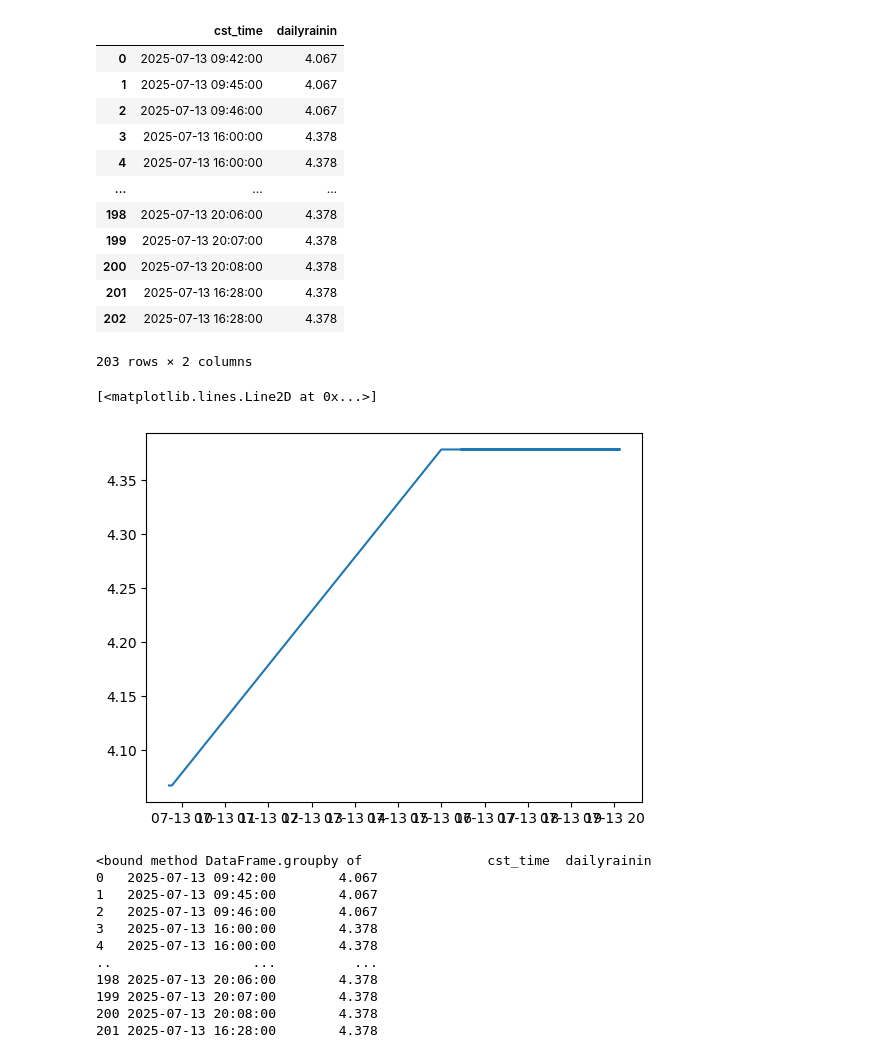
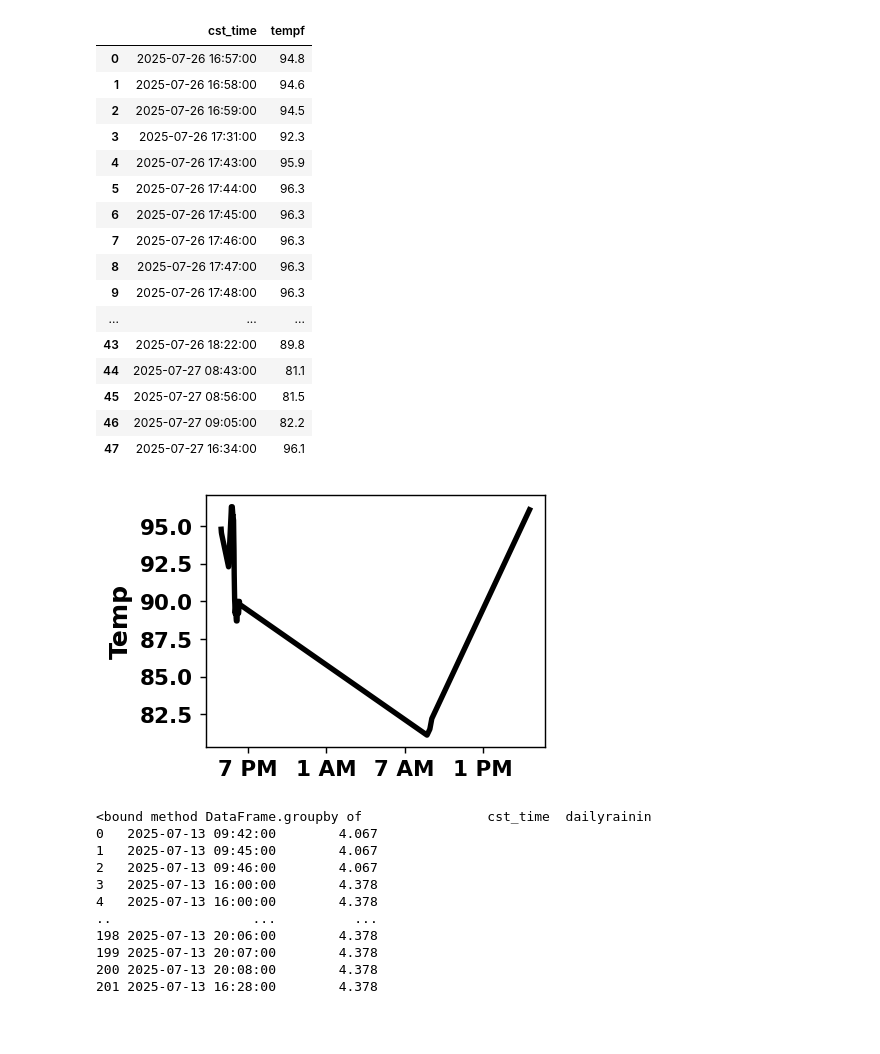
Before and after one commit to sharedw/weather-bot, a Jupyter notebook: explore.ipynb, the cells around one changed output. Saved outputs shown, nothing was run; the diff lists cells and outputs as text; code cells hidden in the pictures; blank space fills up the shorter version.

```diff
--- a/explore.ipynb
+++ b/explore.ipynb
@@ -11,27 +9,60 @@ con = duckdb.connect(DB_PATH)
 # %%
-df = con.sql("select date AT TIME ZONE 'UTC' AT TIME ZONE 'America/Chicago' AS cst_time, dailyrainin from observations").df()
+var = 'tempf'
+con = duckdb.connect(DB_PATH)
+df = con.sql(f"select date AT TIME ZONE 'UTC' AT TIME ZONE 'America/Chicago' AS cst_time, {var} from observations where date >'2025-07-26'").df()
+con.close()
 df
 # %% [output]
-|  | cst_time | dailyrainin |
-| 0 | 2025-07-13 09:42:00 | 4.067 |
-| 1 | 2025-07-13 09:45:00 | 4.067 |
-| 2 | 2025-07-13 09:46:00 | 4.067 |
-| 3 | 2025-07-13 16:00:00 | 4.378 |
-| 4 | 2025-07-13 16:00:00 | 4.378 |
+|  | cst_time | tempf |
+| 0 | 2025-07-26 16:57:00 | 94.8 |
+| 1 | 2025-07-26 16:58:00 | 94.6 |
+| 2 | 2025-07-26 16:59:00 | 94.5 |
+| 3 | 2025-07-26 17:31:00 | 92.3 |
+| 4 | 2025-07-26 17:43:00 | 95.9 |
+| 5 | 2025-07-26 17:44:00 | 96.3 |
+| 6 | 2025-07-26 17:45:00 | 96.3 |
+| 7 | 2025-07-26 17:46:00 | 96.3 |
+| 8 | 2025-07-26 17:47:00 | 96.3 |
+| 9 | 2025-07-26 17:48:00 | 96.3 |
 | ... | ... | ... |
-| 198 | 2025-07-13 20:06:00 | 4.378 |
-| 199 | 2025-07-13 20:07:00 | 4.378 |
-| 200 | 2025-07-13 20:08:00 | 4.378 |
-| 201 | 2025-07-13 16:28:00 | 4.378 |
-| 202 | 2025-07-13 16:28:00 | 4.378 |
+| 43 | 2025-07-26 18:22:00 | 89.8 |
+| 44 | 2025-07-27 08:43:00 | 81.1 |
+| 45 | 2025-07-27 08:56:00 | 81.5 |
+| 46 | 2025-07-27 09:05:00 | 82.2 |
+| 47 | 2025-07-27 16:34:00 | 96.1 |
-203 rows × 2 columns
 # %%
 import matplotlib.pyplot as plt
-con.close()
-plt.plot(df['cst_time'], df['dailyrainin'])
+import matplotlib.dates as mdates
+
+
+
+df['mov'] = df[var].rolling(1).mean()
+width, height = 400, 400
+dpi = 129
+figsize = (3.5, 2.5)
+
+fig, ax = plt.subplots(figsize=figsize, dpi=dpi)
+
+fig.patch.set_alpha(0.0)       # Transparent figure background
+ax.set_facecolor('none')       # Transparent plot background
+
+plt.xticks(rotation=0, fontsize=12, fontweight='bold')
+plt.yticks(rotation=0, fontsize=12, fontweight='bold')
+
+ax.set_ylabel('Temp', fontsize=14, fontweight='bold')
+
+ax.plot(df['cst_time'], df['mov'], color='black', linewidth=3)
+#ax.plot(df['cst_time'], df[var])
+
+myFmt = mdates.DateFormatter("%#I %p")  # 12-hour format with AM/PM
+ax.xaxis.set_major_locator(mdates.HourLocator(interval=6))
+ax.xaxis.set_major_formatter(myFmt)  # apply formatter to x-axis
+
+plt.tight_layout()
+plt.savefig("plots/temperature.png", dpi=129, bbox_inches='tight')
+plt.show()
 # %% [output]
-[<matplotlib.lines.Line2D at 0x...>]
-[figure, old version]
+[figure, new version]
 # %%
 df.groupby
 # %% [output]
```
Also changed, not shown: parts of 1 cell of this notebook, 8 other files.
